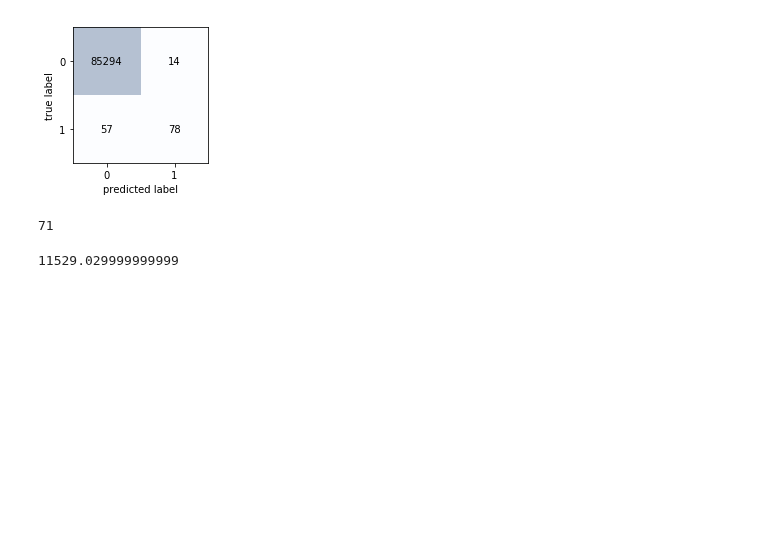
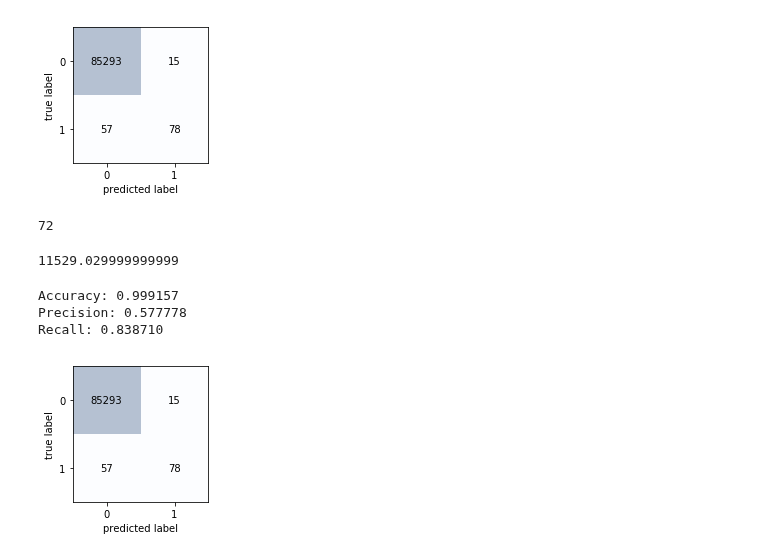
Before and after one commit to abulbasar/machine-learning, a Jupyter notebook: demos/Day 2 - classification.ipynb, the cells around one changed output. Saved outputs shown, nothing was run; the diff lists cells and outputs as text; code cells hidden in the pictures; blank space fills up the shorter version.

```diff
--- a/demos/Day 2 - classification.ipynb
+++ b/demos/Day 2 - classification.ipynb
@@ -202,10 +212,24 @@ plot_confusion_matrix(metrics.confusion_matrix(y_test, y_test_pred))
  <matplotlib.axes._subplots.AxesSubplot at 0x...>)
 [figure]
 # %%
-57 + 14
+57 + 15
 # %% [output]
-71
+72
 # %%
 np.sum(amount_test[(y_test == 1) & (y_test_pred == 0)])
 # %% [output]
 11529.029999999999
+# %%
+y_test_prob = est.predict_proba(X_test)[:, 1]
+y_test_pred = np.where(y_test_prob > 0.5, 1, 0)
+plot_confusion_matrix(metrics.confusion_matrix(y_test, y_test_pred))
+print("Accuracy: %f\nPrecision: %f\nRecall: %f" % (
+    metrics.accuracy_score(y_test, y_test_pred),
+    metrics.recall_score(y_test, y_test_pred),
+    metrics.precision_score(y_test, y_test_pred)
+))
+# %% [output]
+Accuracy: 0.999157
+Precision: 0.577778
+Recall: 0.838710
+[figure, added]
```
Also changed, not shown: parts of 7 cells of this notebook.
